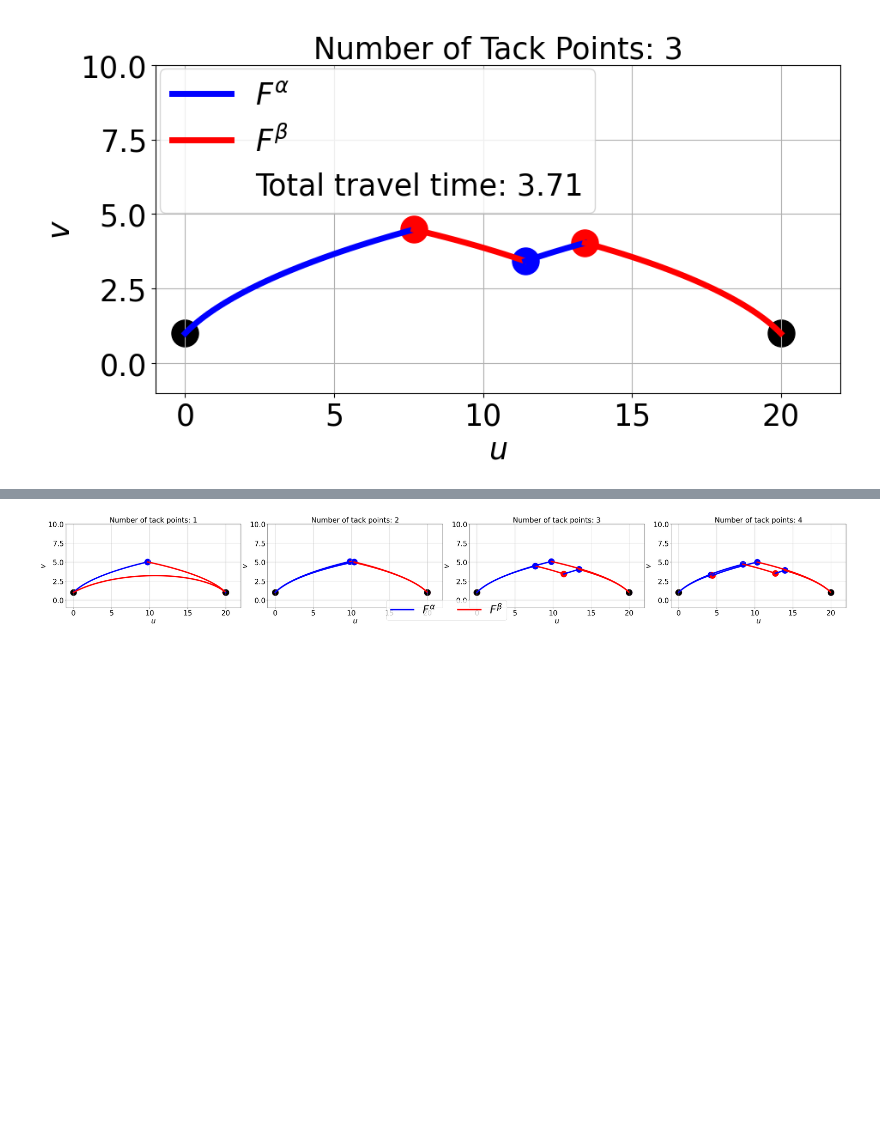
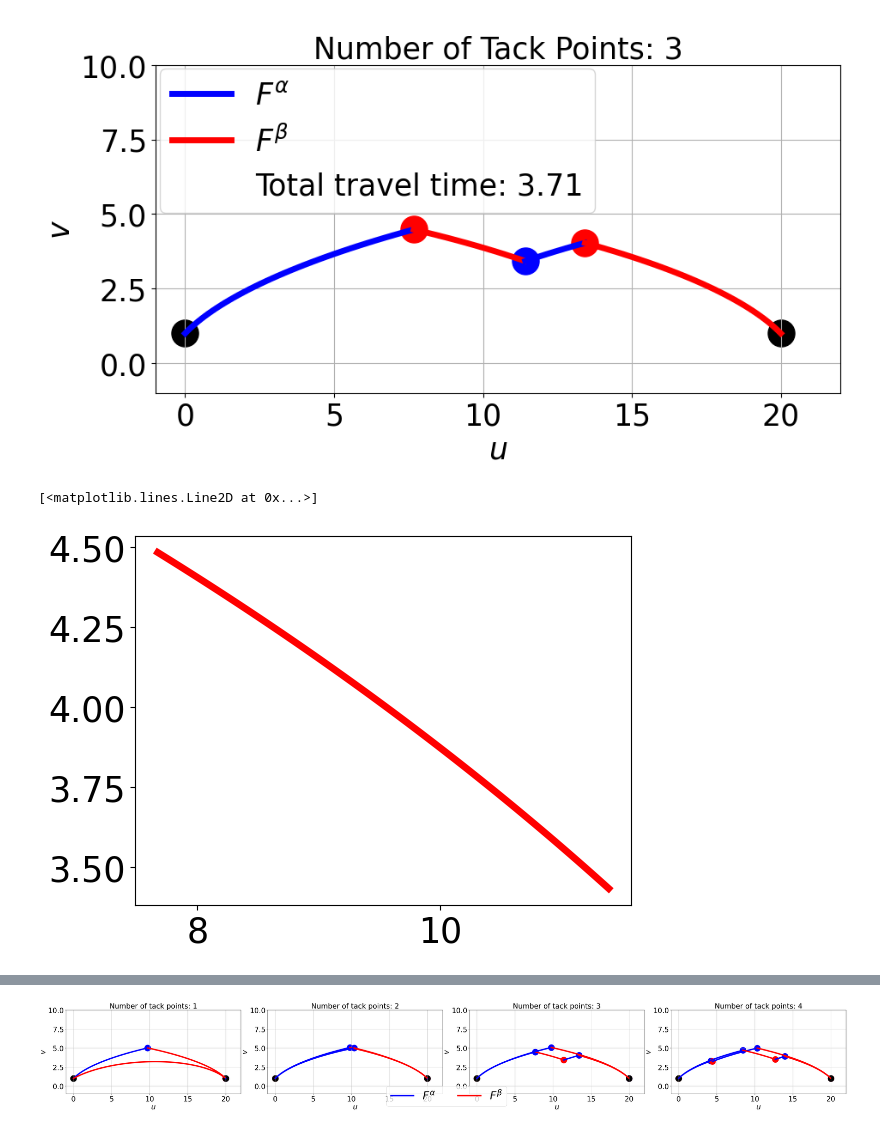
Before and after one commit to FrederikMR/zermelo_tacking, a Jupyter notebook: tacking_estimation.ipynb, the cells around one changed output, grey strips where cells are left out. Cells and saved outputs as stored; diff of their text form; code cells hidden in the pictures; blank space fills up the shorter version.

```diff
--- a/tacking_estimation.ipynb
+++ b/tacking_estimation.ipynb
@@ -451,8 +451,6 @@ fig.savefig(save_path, format='pdf', pad_inches=0.1, bbox_inches='tight')
 plt.show()
 # %% [output]
 [figure]
-# %%
-T = 100
 # %%
 N_tacks = len(curves.keys())//2-1
 
@@ -546,0 +554,5 @@ plt.show()
+# %%
+plt.plot(curves[f'Tacking_3']['zs'][T:(2*T),0], curves[f'Tacking_3']['zs'][T:(2*T),1], color='red', linewidth=5.0, alpha=1.0)
+# %% [output]
+[<matplotlib.lines.Line2D at 0x...>]
+[figure, added]
```
Also changed, not shown: parts of 3 cells of this notebook, 1 other file.
